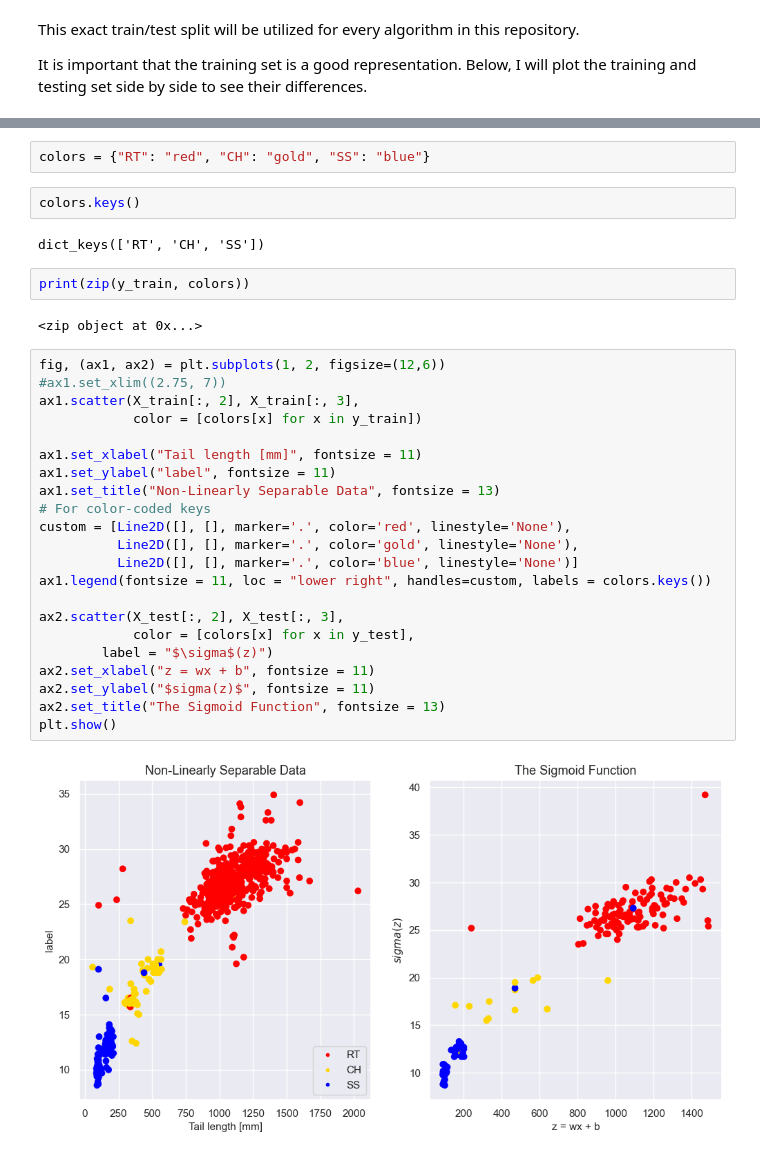
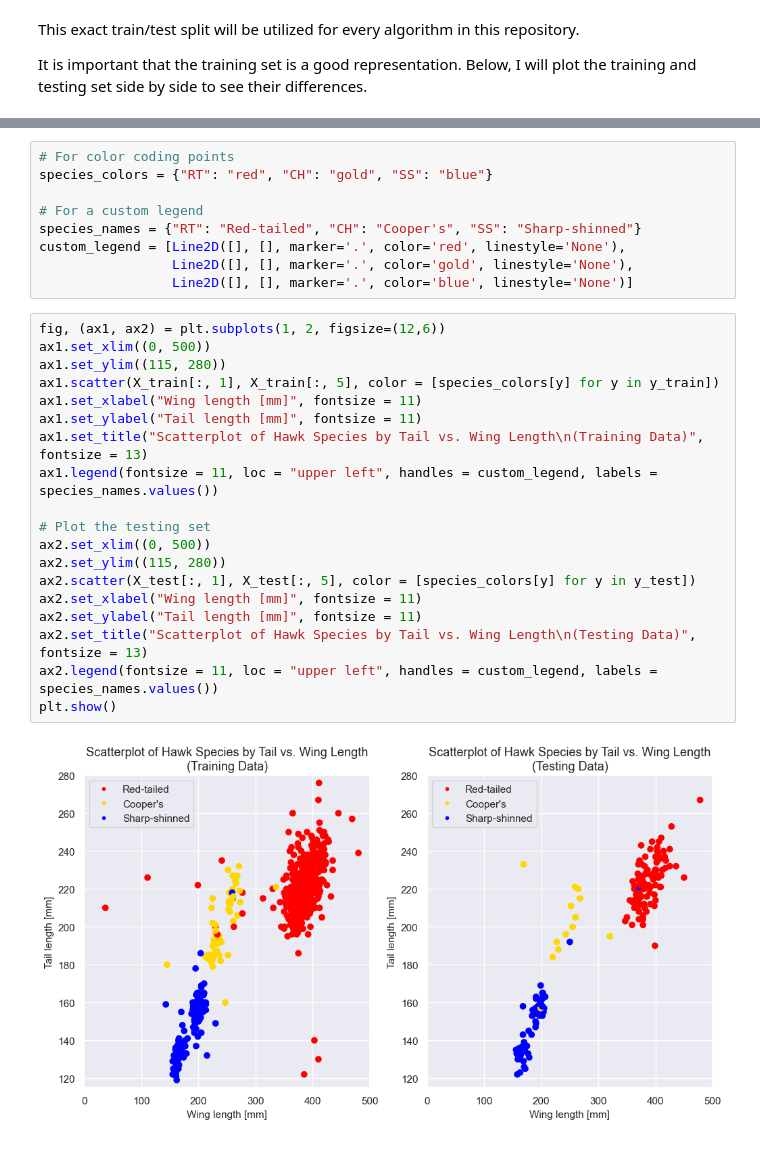
Before and after one commit to kary5678/INDE-577, a Jupyter notebook: Data/hawks_analysis.ipynb, the cells around one changed output, grey strips where cells are left out. Saved outputs shown, nothing was run; the diff lists cells and outputs as text.

Commit message:
Update notebook exploring Hawks dataset

```diff
--- a/Data/hawks_analysis.ipynb
+++ b/Data/hawks_analysis.ipynb
@@ -168,34 +159,30 @@ array([['I', 265.0, 464.0, 19.2, 24.1, 225],
-# %%
-colors = {"RT": "red", "CH": "gold", "SS": "blue"}
-# %%
-colors.keys()
-# %% [output]
-dict_keys(['RT', 'CH', 'SS'])
-# %%
-print(zip(y_train, colors))
-# %% [output]
-<zip object at 0x...>
+# %%
+# For color coding points
+species_colors = {"RT": "red", "CH": "gold", "SS": "blue"}
+
+# For a custom legend
+species_names = {"RT": "Red-tailed", "CH": "Cooper's", "SS": "Sharp-shinned"}
+custom_legend = [Line2D([], [], marker='.', color='red', linestyle='None'),
+                 Line2D([], [], marker='.', color='gold', linestyle='None'),
+                 Line2D([], [], marker='.', color='blue', linestyle='None')]
 # %%
 fig, (ax1, ax2) = plt.subplots(1, 2, figsize=(12,6))
-#ax1.set_xlim((2.75, 7))
-ax1.scatter(X_train[:, 2], X_train[:, 3],
-            color = [colors[x] for x in y_train])
+ax1.set_xlim((0, 500))
+ax1.set_ylim((115, 280))
+ax1.scatter(X_train[:, 1], X_train[:, 5], color = [species_colors[y] for y in y_train])
+ax1.set_xlabel("Wing length [mm]", fontsize = 11)
+ax1.set_ylabel("Tail length [mm]", fontsize = 11)
+ax1.set_title("Scatterplot of Hawk Species by Tail vs. Wing Length\n(Training Data)", fontsize = 13)
+ax1.legend(fontsize = 11, loc = "upper left", handles = custom_legend, labels = species_names.values())
 
-ax1.set_xlabel("Tail length [mm]", fontsize = 11)
-ax1.set_ylabel("label", fontsize = 11)
-ax1.set_title("Non-Linearly Separable Data", fontsize = 13)
-# For color-coded keys
-custom = [Line2D([], [], marker='.', color='red', linestyle='None'),
-          Line2D([], [], marker='.', color='gold', linestyle='None'),
-          Line2D([], [], marker='.', color='blue', linestyle='None')]
-ax1.legend(fontsize = 11, loc = "lower right", handles=custom, labels = colors.keys())
-
-ax2.scatter(X_test[:, 2], X_test[:, 3],
-            color = [colors[x] for x in y_test],
-        label = "$\sigma$(z)")
-ax2.set_xlabel("z = wx + b", fontsize = 11)
-ax2.set_ylabel("$sigma(z)$", fontsize = 11)
-ax2.set_title("The Sigmoid Function", fontsize = 13)
+# Plot the testing set
+ax2.set_xlim((0, 500))
+ax2.set_ylim((115, 280))
+ax2.scatter(X_test[:, 1], X_test[:, 5], color = [species_colors[y] for y in y_test])
+ax2.set_xlabel("Wing length [mm]", fontsize = 11)
+ax2.set_ylabel("Tail length [mm]", fontsize = 11)
+ax2.set_title("Scatterplot of Hawk Species by Tail vs. Wing Length\n(Testing Data)", fontsize = 13)
+ax2.legend(fontsize = 11, loc = "upper left", handles = custom_legend, labels = species_names.values())
 plt.show()
 # %% [output]
-[figure, old version]
+[figure, new version]
```
Also changed, not shown: parts of 3 cells of this notebook.
